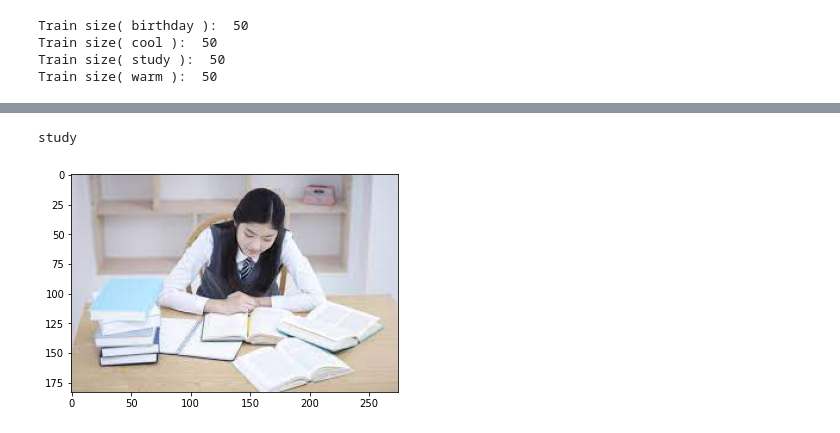
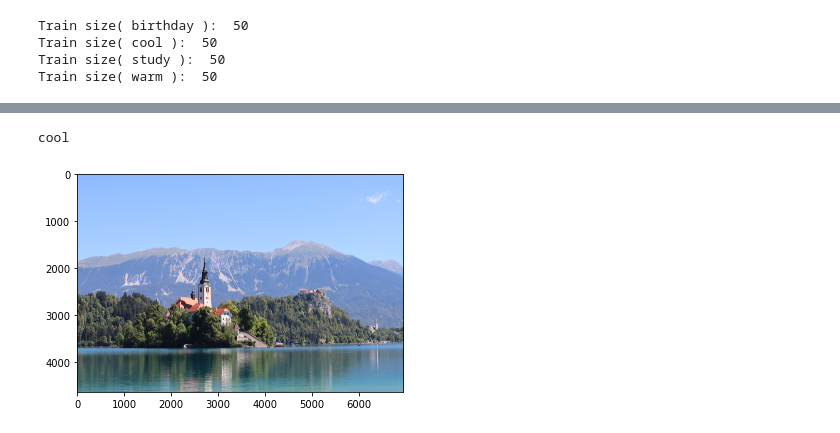
Before and after one commit to 327aem/TodayColor, a Jupyter notebook: model/model.ipynb, the cells around one changed output, grey strips where cells are left out. Saved outputs shown, nothing was run; the diff lists cells and outputs as text; code cells hidden in the pictures.

```diff
--- a/model/model.ipynb
+++ b/model/model.ipynb
@@ -190,24 +199,27 @@ torch.Size([200, 4])
 train Loss: 0.1617, Accuracy: 95.00%
 Completed in 0m 15s
 # %%
-from PIL import Image
-image_name = '21.JPG'
+
+image_name = 'IMG_3344.JPG'
 transform_base = transforms.Compose([transforms.Resize([64,64]),transforms.ToTensor()])
-image_path = f"D:/junyoung/4-1/캡디1/플젝/test/{image_name}"
+image_path = f"./test/{image_name}"
 test_base = (transform_base(Image.open(image_path))).to(DEVICE)
 test_loader_base = torch.utils.data.DataLoader(test_base, batch_size=BATCH_SIZE, shuffle=True, num_workers=4)
 # %%
 import matplotlib.pyplot as plt
 
-baseline=torch.load('D:/junyoung/4-1/캡디1/플젝/dict/baseline_24.pt')
+classes = ['birthday','cool','study','warm']
+
+base = Net().to(DEVICE)
+baseline=torch.load('./dict/baseline_24.pt')
 base.load_state_dict(baseline)
 base.eval()
 result = base(test_base.unsqueeze(0)).to(DEVICE)
 
-image = plt.imread(f"D:/junyoung/4-1/캡디1/플젝/test/{image_name}")
+image = plt.imread(f"./test/{image_name}")
 plt.imshow(image)
 print(classes[torch.argmax(result)])
 # print('baseline test acc:  ', test_accuracy)
 # %% [output]
-study
+cool
-[figure, old version]
+[figure, new version]
```
Also changed, not shown: parts of 9 cells of this notebook.
